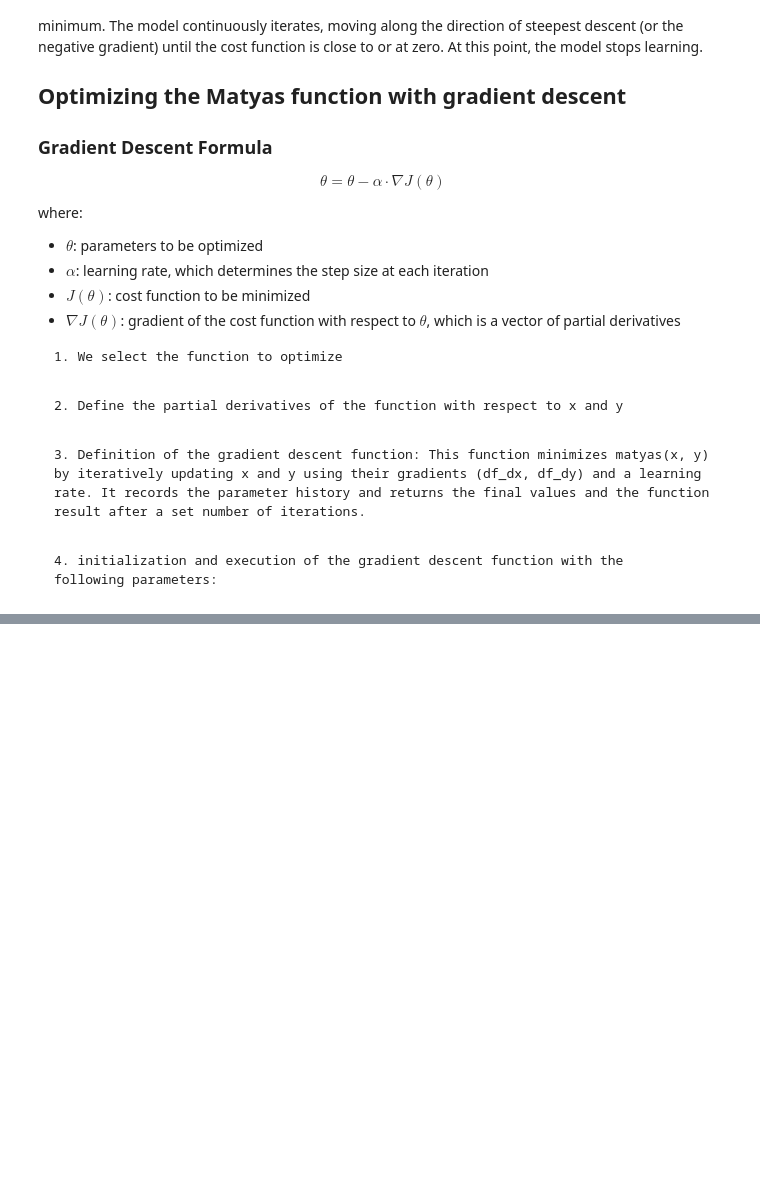
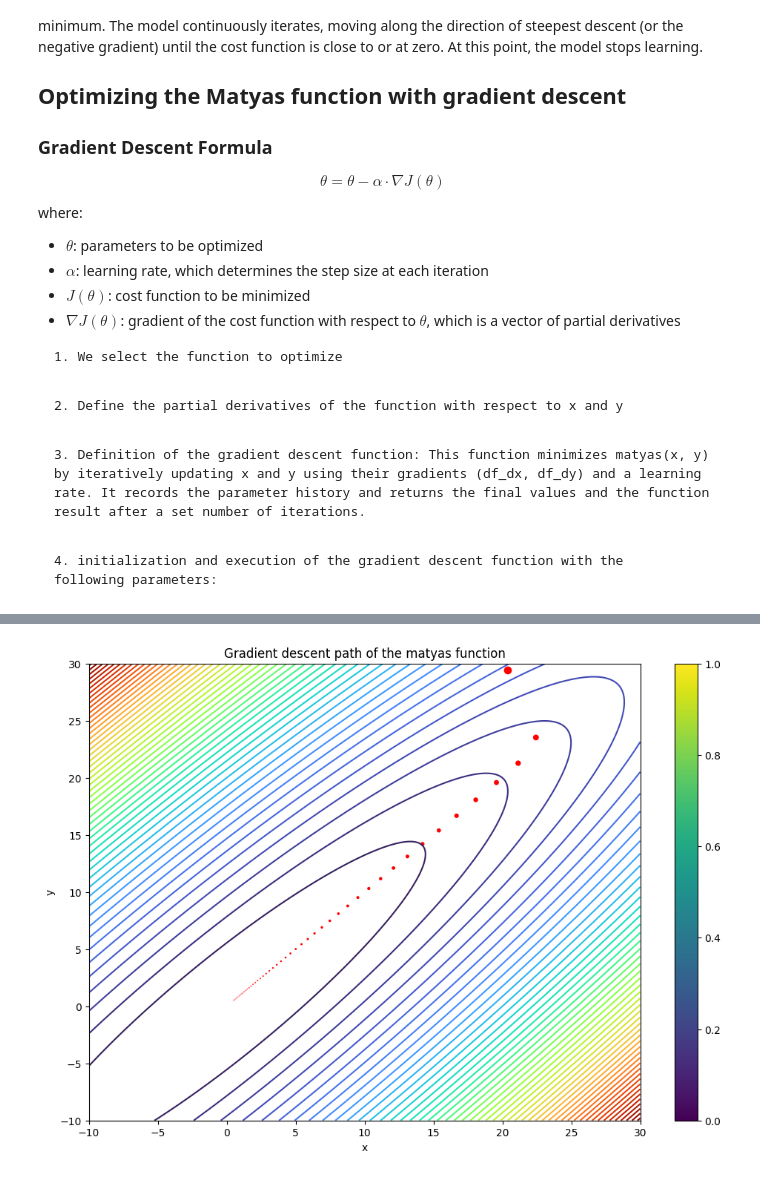
Before and after one commit to oscar-200/HW_1-Gradient_descent, a Jupyter notebook: TI_1_HW1.ipynb, the cells around one changed output, grey strips where cells are left out. Saved outputs shown, nothing was run; the diff lists cells and outputs as text; code cells hidden in the pictures; blank space fills up the shorter version.

```diff
--- a/TI_1_HW1.ipynb
+++ b/TI_1_HW1.ipynb
@@ -135,0 +143,19 @@ plt.show()
+# %%
+# Plot the function and the trajectory trace (2D)
+X = np.linspace(-10, 30, 400)
+Y = np.linspace(-10, 30, 400)
+X, Y = np.meshgrid(X, Y)
+Z = matyas(X, Y)
+
+plt.figure(figsize=(12, 8))
+plt.contour(X, Y, Z, levels=50, cmap='turbo')
+
+plt.scatter(*zip(*history[::20]), c='r', marker='o')
+
+plt.title('Gradient descent path of the matyas function')
+plt.xlabel('x')
+plt.ylabel('y')
+plt.colorbar()
+plt.show()
+# %% [output]
+[figure, added]
```
Also changed, not shown: parts of 2 cells of this notebook.
